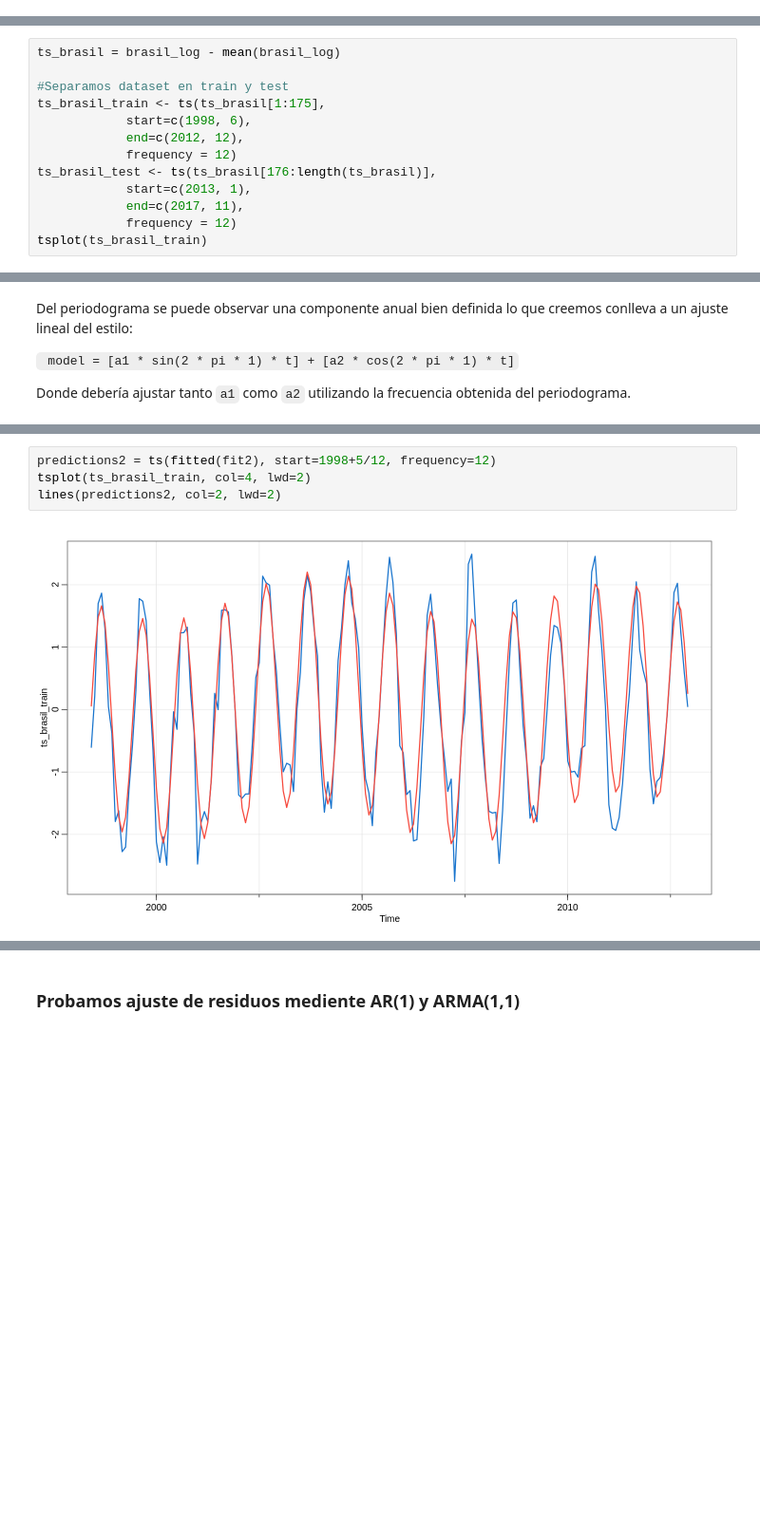
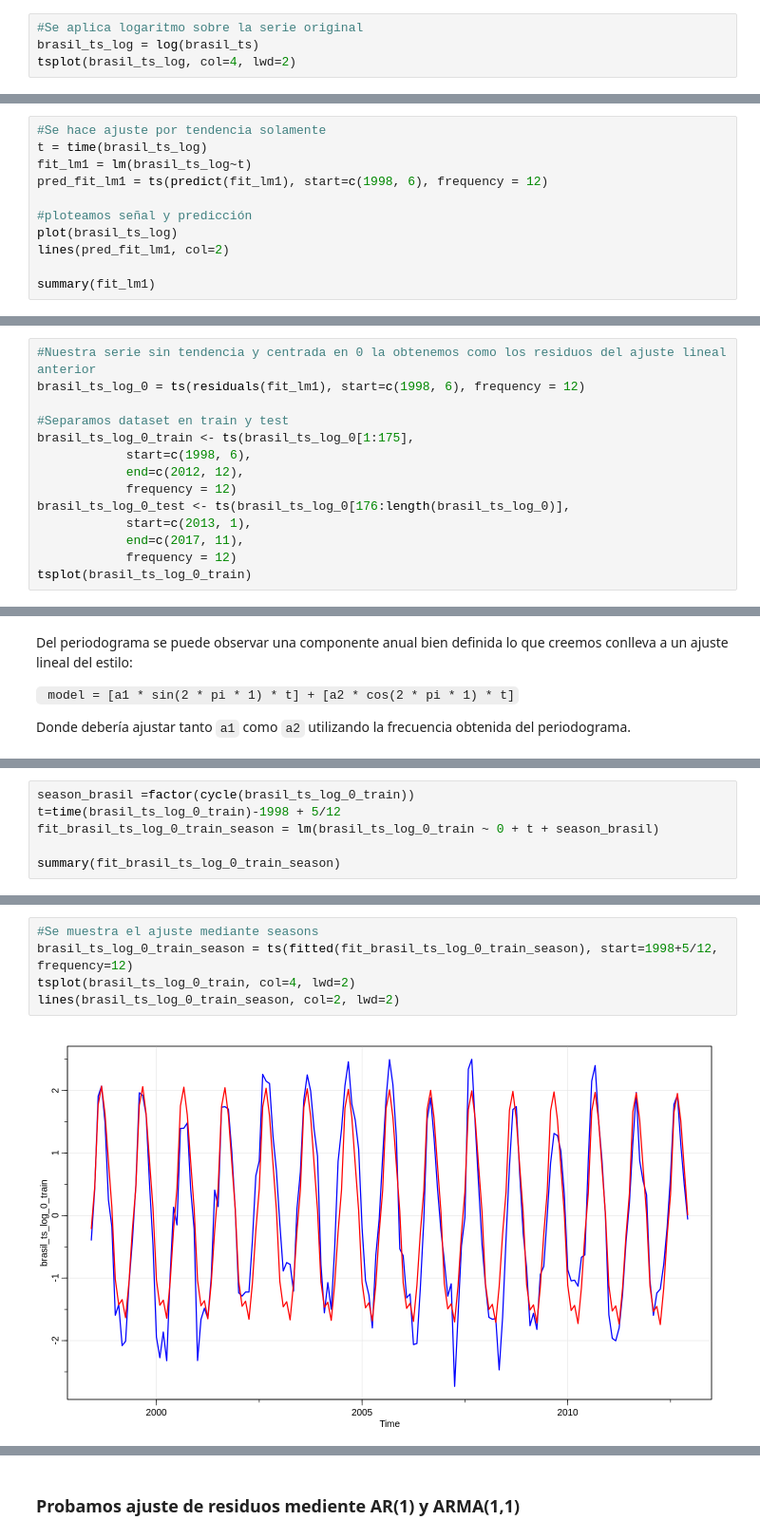
Before and after one commit to SeriesTemporales2021/obligatorio-apst-eiris_fiori_otte, a Jupyter notebook: Obligatorio de Analisis Predictivo de Series Temporales.ipynb, the cells around one changed output, grey strips where cells are left out. Shown at 95% size. Cells and saved outputs as stored; diff of their text form; blank space fills up the shorter version.

```diff
--- a/Obligatorio de Analisis Predictivo de Series Temporales.ipynb
+++ b/Obligatorio de Analisis Predictivo de Series Temporales.ipynb
@@ -197,0 +194,4 @@ tsplot(brasil_log, col=4, lwd=2)
+# %%
+#Se aplica logaritmo sobre la serie original
+brasil_ts_log = log(brasil_ts)
+tsplot(brasil_ts_log, col=4, lwd=2)
@@ -201,0 +204,11 @@ Dada esta afirmación, lo único que resta por aplicar es centrar la media en 0
+# %%
+#Se hace ajuste por tendencia solamente
+t = time(brasil_ts_log)
+fit_lm1 = lm(brasil_ts_log~t)
+pred_fit_lm1 = ts(predict(fit_lm1), start=c(1998, 6), frequency = 12)
+
+#ploteamos señal y predicción
+plot(brasil_ts_log)
+lines(pred_fit_lm1, col=2)
+
+summary(fit_lm1)
@@ -202,14 +232,15 @@ Dada esta afirmación, lo único que resta por aplicar es centrar la media en 0
 # %%
-ts_brasil = brasil_log - mean(brasil_log)
+#Nuestra serie sin tendencia y centrada en 0 la obtenemos como los residuos del ajuste lineal anterior
+brasil_ts_log_0 = ts(residuals(fit_lm1), start=c(1998, 6), frequency = 12)
 
 #Separamos dataset en train y test
-ts_brasil_train <- ts(ts_brasil[1:175],
+brasil_ts_log_0_train <- ts(brasil_ts_log_0[1:175],
             start=c(1998, 6),
             end=c(2012, 12),
             frequency = 12)
-ts_brasil_test <- ts(ts_brasil[176:length(ts_brasil)],
+brasil_ts_log_0_test <- ts(brasil_ts_log_0[176:length(brasil_ts_log_0)],
             start=c(2013, 1),
             end=c(2017, 11),
             frequency = 12)
-tsplot(ts_brasil_train)
+tsplot(brasil_ts_log_0_train)
 # %% [output]
@@ -339,0 +405,6 @@ F-statistic: 269.9 on 5 and 170 DF,  p-value: < 2.2e-16
+# %%
+season_brasil =factor(cycle(brasil_ts_log_0_train))
+t=time(brasil_ts_log_0_train)-1998 + 5/12
+fit_brasil_ts_log_0_train_season = lm(brasil_ts_log_0_train ~ 0 + t + season_brasil)
+
+summary(fit_brasil_ts_log_0_train_season)
@@ -340,6 +429,7 @@ F-statistic: 269.9 on 5 and 170 DF,  p-value: < 2.2e-16
 # %%
-predictions2 = ts(fitted(fit2), start=1998+5/12, frequency=12)
-tsplot(ts_brasil_train, col=4, lwd=2)
-lines(predictions2, col=2, lwd=2)
+#Se muestra el ajuste mediante seasons
+brasil_ts_log_0_train_season = ts(fitted(fit_brasil_ts_log_0_train_season), start=1998+5/12, frequency=12)
+tsplot(brasil_ts_log_0_train, col=4, lwd=2)
+lines(brasil_ts_log_0_train_season, col=2, lwd=2)
 # %% [output]
-[figure, old version]
+[figure, new version]
```
Also changed, not shown: parts of 62 cells of this notebook, 3 other files.
